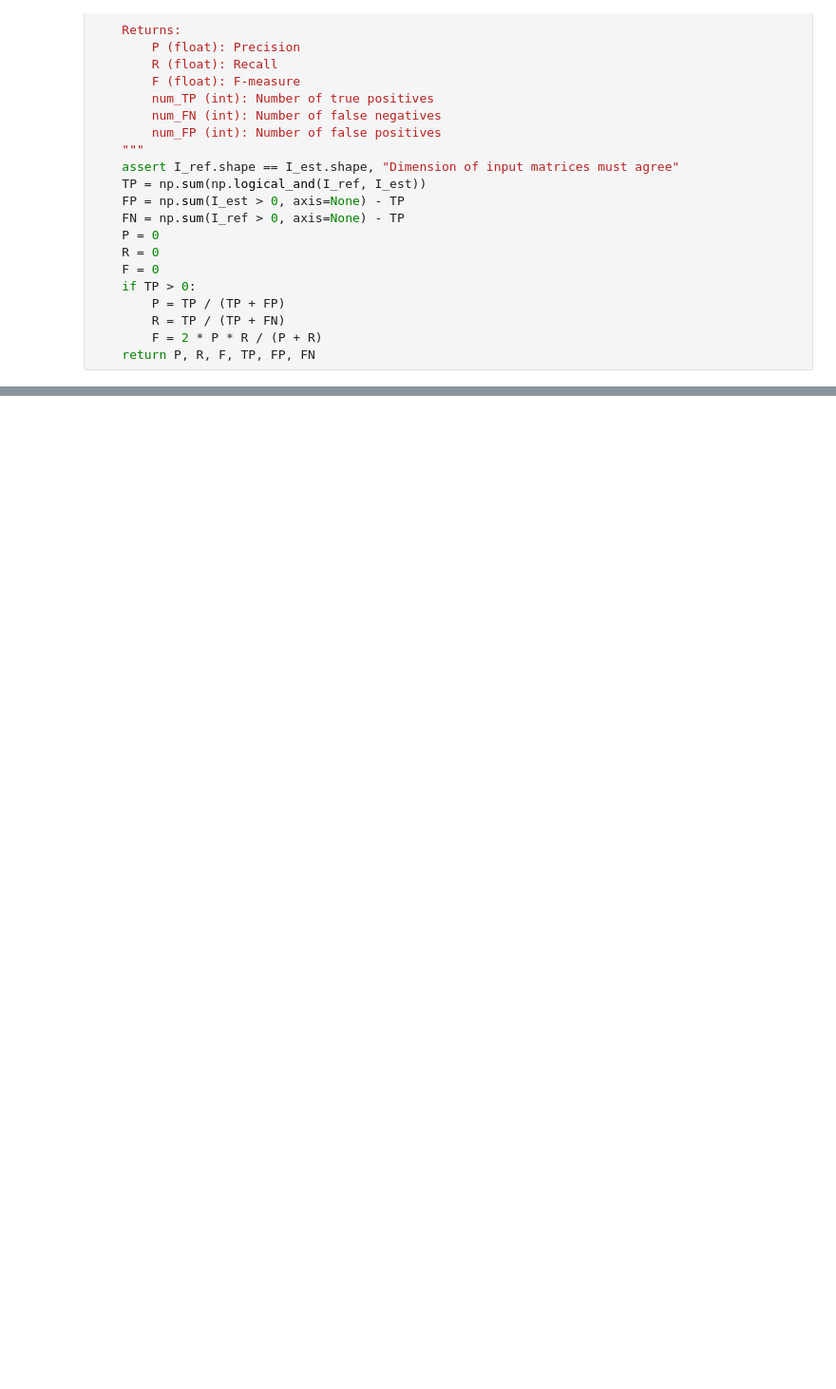
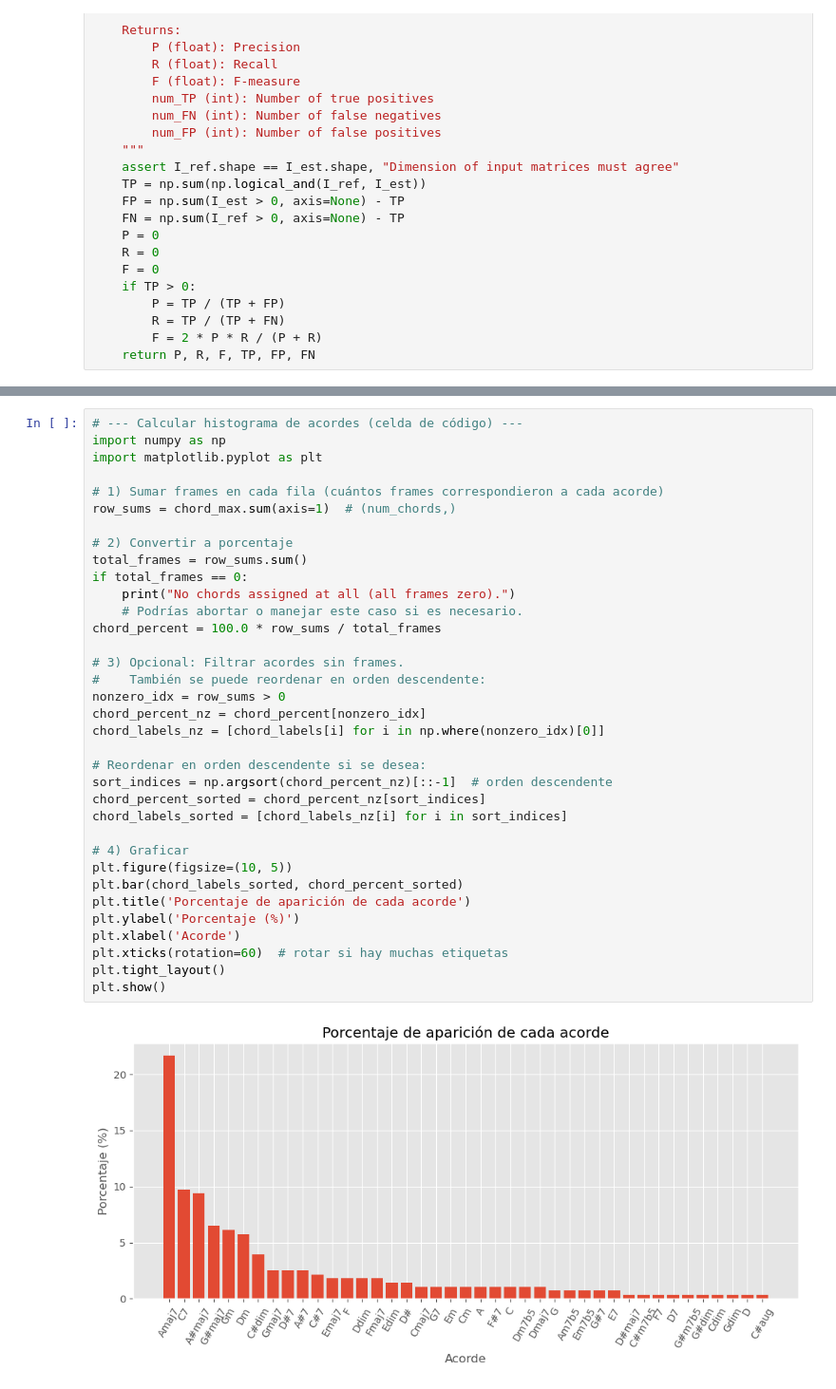
Before and after one commit to fergarciadlc/amplab-musicology-andina, a Jupyter notebook: notebooks/experiment.ipynb, the cells around one changed output, grey strips where cells are left out. Shown: that part at 95% size. Drawn from its saved outputs; the diff is of its cells as text; blank space fills up the shorter version.

```diff
--- a/notebooks/experiment.ipynb
+++ b/notebooks/experiment.ipynb
@@ -1197,0 +1197,37 @@ plt.show()
+# %%
+# --- Calcular histograma de acordes (celda de código) ---
+import numpy as np
+import matplotlib.pyplot as plt
+
+# 1) Sumar frames en cada fila (cuántos frames correspondieron a cada acorde)
+row_sums = chord_max.sum(axis=1)  # (num_chords,)
+
+# 2) Convertir a porcentaje
+total_frames = row_sums.sum()
+if total_frames == 0:
+    print("No chords assigned at all (all frames zero).")
+    # Podrías abortar o manejar este caso si es necesario.
+chord_percent = 100.0 * row_sums / total_frames
+
+# 3) Opcional: Filtrar acordes sin frames.
+#    También se puede reordenar en orden descendente:
+nonzero_idx = row_sums > 0
+chord_percent_nz = chord_percent[nonzero_idx]
+chord_labels_nz = [chord_labels[i] for i in np.where(nonzero_idx)[0]]
+
+# Reordenar en orden descendente si se desea:
+sort_indices = np.argsort(chord_percent_nz)[::-1]  # orden descendente
+chord_percent_sorted = chord_percent_nz[sort_indices]
+chord_labels_sorted = [chord_labels_nz[i] for i in sort_indices]
+
+# 4) Graficar
+plt.figure(figsize=(10, 5))
+plt.bar(chord_labels_sorted, chord_percent_sorted)
+plt.title('Porcentaje de aparición de cada acorde')
+plt.ylabel('Porcentaje (%)')
+plt.xlabel('Acorde')
+plt.xticks(rotation=60)  # rotar si hay muchas etiquetas
+plt.tight_layout()
+plt.show()
+# %% [output]
+[figure, added]
```
Also changed, not shown: parts of 13 cells of this notebook, 4 other files.
